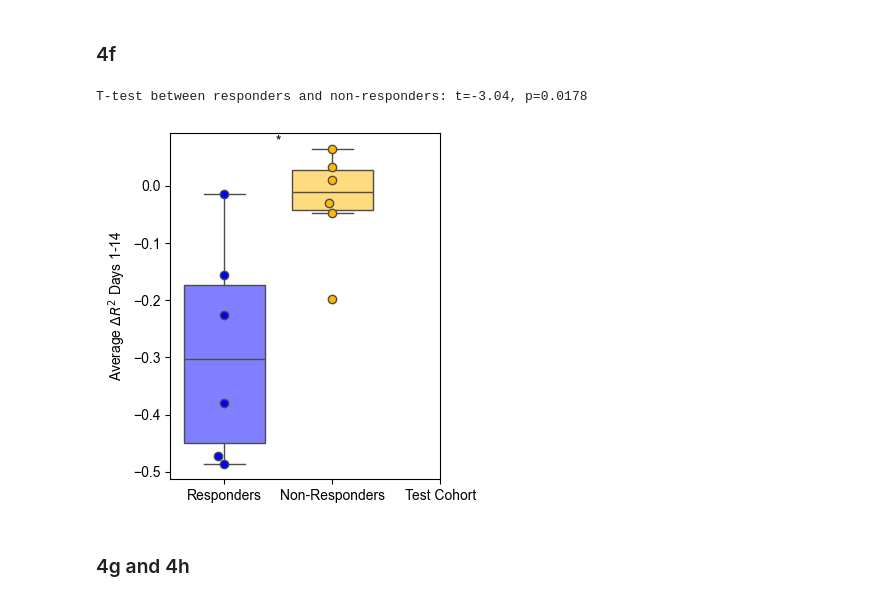
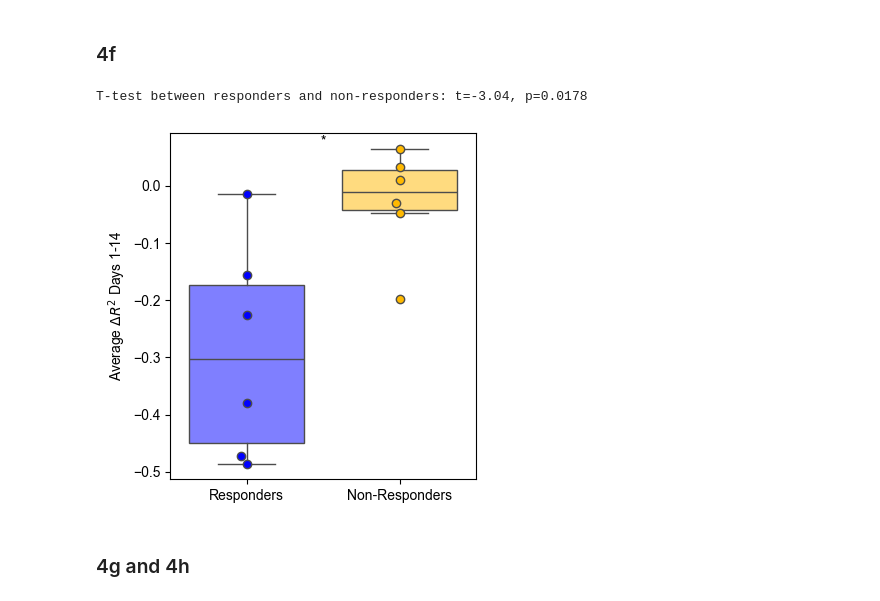
Before and after one commit to ProvenzaLab/PerceptPredictability, a Jupyter notebook: process_data.ipynb, the cells around one changed output. Drawn from its saved outputs; the diff is of its cells as text; code cells hidden in the pictures.

```diff
--- a/process_data.ipynb
+++ b/process_data.ipynb
@@ -1158,43 +1155,41 @@ feature = 'delta_lfp_left_OvER_interpolate_R2'
 r_vals, nr_vals = [], []
 for pt_id, pt_df in df.dropna(subset=[feature]).groupby('pt_id'):
     response_status = pt_df['response_status'].iloc[0]
-    # if pt_id == 'U003':
-    #     continue
     if response_status == 'Unknown':
         continue
 
     first_14d_df = pt_df.query('days_since_dbs > 0 and days_since_dbs <= 14').groupby('days_since_dbs').head(1)
     first_14d_avg_feature = first_14d_df[feature].mean()
     if pd.isna(first_14d_avg_feature):
         continue
 
     if response_status == 'Responder':
         r_vals.append(first_14d_avg_feature)
     else:
         nr_vals.append(first_14d_avg_feature)
 
 fig, ax = plt.subplots(figsize=(4, 4))
 
 plot_box_and_swarmplot(0, r_vals, ax, color=COL_PAL['Responder'])
 plot_box_and_swarmplot(1, nr_vals, ax, color=COL_PAL['Non-Responder'])
 
 t_stat, p_val = stats.ttest_ind(r_vals, nr_vals, equal_var=False)
 max_r_val = max(r_vals) if r_vals else float('-inf')
 max_nr_val = max(nr_vals) if nr_vals else float('-inf')
 ax.text(0.5, max(max_r_val, max_nr_val), get_asterisk_str(p_val), ha='center', va='bottom')
 print(f'T-test between responders and non-responders: t={t_stat:.3g}, p={p_val:.3g}')
 
 ax.set(
-    xticks=[0, 1, 2],
-    xticklabels=['Responders', 'Non-Responders', 'Test Cohort'],
+    xticks=[0, 1],
+    xticklabels=['Responders', 'Non-Responders'],
     ylabel=r'Average $\Delta R^2$ Days 1-14'
 )
 
 fig.tight_layout()
 plt.show()
 # %% [output]
 T-test between responders and non-responders: t=-3.04, p=0.0178
-[figure, old version]
+[figure, new version]
 # %% [markdown]
 ### 4g and 4h
 # %%
```
Also changed, not shown: parts of 4 cells of this notebook, 1 other file.
